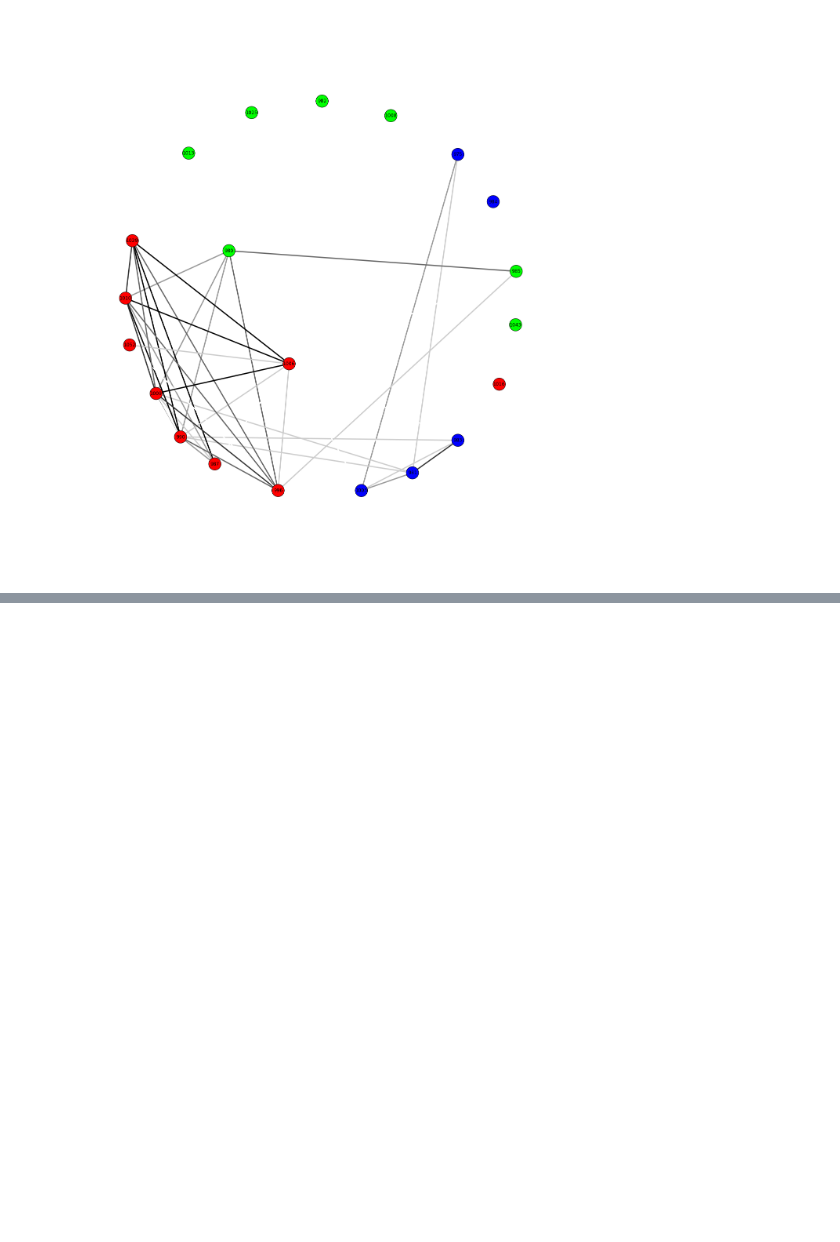
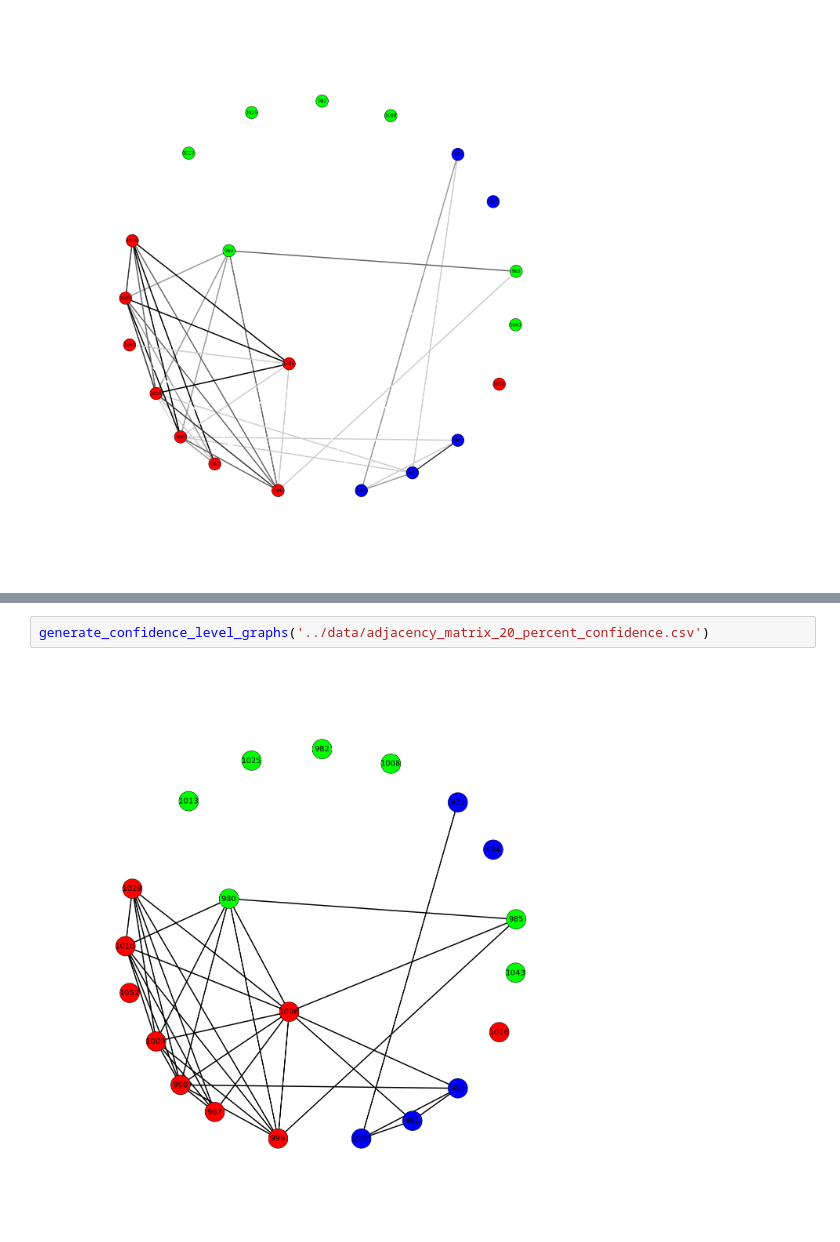
Before and after one commit to CatherineDumas/big_data_society_2014, a Jupyter notebook: notebooks/Accummulated_Confidence.ipynb, the cells around one changed output, grey strips where cells are left out. Saved outputs shown, nothing was run; the diff lists cells and outputs as text; blank space fills up the shorter version.

```diff
--- a/notebooks/Accummulated_Confidence.ipynb
+++ b/notebooks/Accummulated_Confidence.ipynb
@@ -167,0 +161,4 @@ print edge_weight
+# %%
+generate_confidence_level_graphs('../data/adjacency_matrix_20_percent_confidence.csv')
+# %% [output]
+[figure, added]
```
Also changed, not shown: parts of 10 cells of this notebook.
